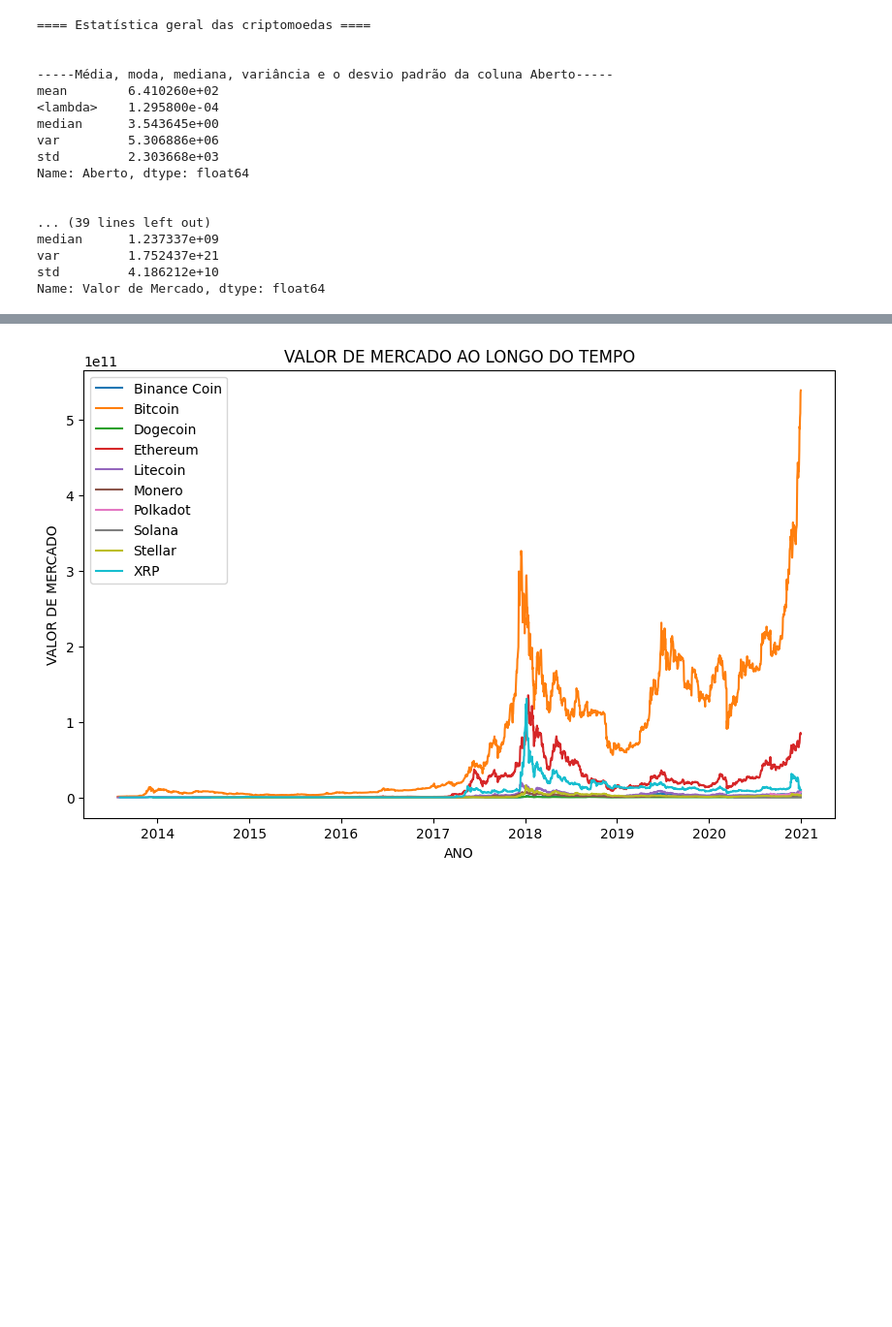
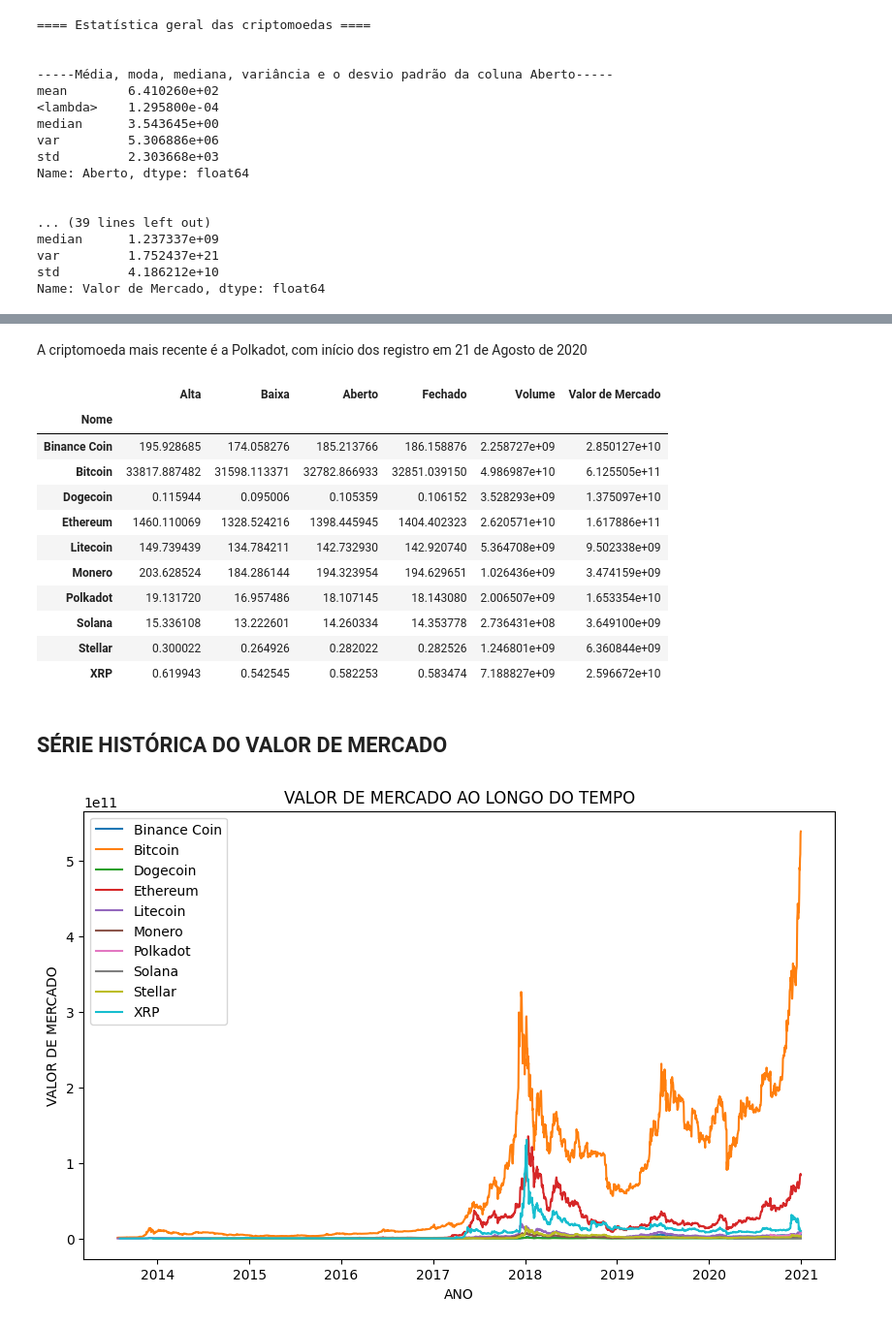
Before and after one commit to henrique-esilva/resilia_modulo5_projetoEmGrupo, a Jupyter notebook: projeto_em_grupo_5.ipynb, the cells around one changed output, grey strips where cells are left out. Shown at 97% size. Saved outputs shown, nothing was run; the diff lists cells and outputs as text; code cells hidden in the pictures; blank space fills up the shorter version.

```diff
--- a/projeto_em_grupo_5.ipynb
+++ b/projeto_em_grupo_5.ipynb
@@ -247,3 +263,26 @@ Através do gráfico, podemos observar a volatilidade do mercado de criptomoedas
+# %% [markdown]
+A criptomoeda mais recente é a Polkadot, com início dos registro em 21 de Agosto de 2020
+# %%
+# uma cópia dos registros a partir de 21-08-2020
+registros_comuns = todas_as_cripto[todas_as_cripto['Data']>="2020-08-21"]
+# registros_comuns
+# %%
+registros_comuns.groupby('Nome').mean()
+# %% [output]
+|  | Alta | Baixa | Aberto | Fechado | Volume | Valor de Mercado |
+| Nome |  |  |  |  |  |  |
+| Binance Coin | 195.928685 | 174.058276 | 185.213766 | 186.158876 | 2.258727e+09 | 2.850127e+10 |
+| Bitcoin | 33817.887482 | 31598.113371 | 32782.866933 | 32851.039150 | 4.986987e+10 | 6.125505e+11 |
+| Dogecoin | 0.115944 | 0.095006 | 0.105359 | 0.106152 | 3.528293e+09 | 1.375097e+10 |
+| Ethereum | 1460.110069 | 1328.524216 | 1398.445945 | 1404.402323 | 2.620571e+10 | 1.617886e+11 |
+| Litecoin | 149.739439 | 134.784211 | 142.732930 | 142.920740 | 5.364708e+09 | 9.502338e+09 |
+| Monero | 203.628524 | 184.286144 | 194.323954 | 194.629651 | 1.026436e+09 | 3.474159e+09 |
+| Polkadot | 19.131720 | 16.957486 | 18.107145 | 18.143080 | 2.006507e+09 | 1.653354e+10 |
+| Solana | 15.336108 | 13.222601 | 14.260334 | 14.353778 | 2.736431e+08 | 3.649100e+09 |
+| Stellar | 0.300022 | 0.264926 | 0.282022 | 0.282526 | 1.246801e+09 | 6.360844e+09 |
+| XRP | 0.619943 | 0.542545 | 0.582253 | 0.583474 | 7.188827e+09 | 2.596672e+10 |
+# %% [markdown]
+## SÉRIE HISTÓRICA DO VALOR DE MERCADO
 # %%
 # Agrupando por nome
 nomes = resultado_cripto.groupby('Nome')
```
Also changed, not shown: parts of 26 cells of this notebook.
